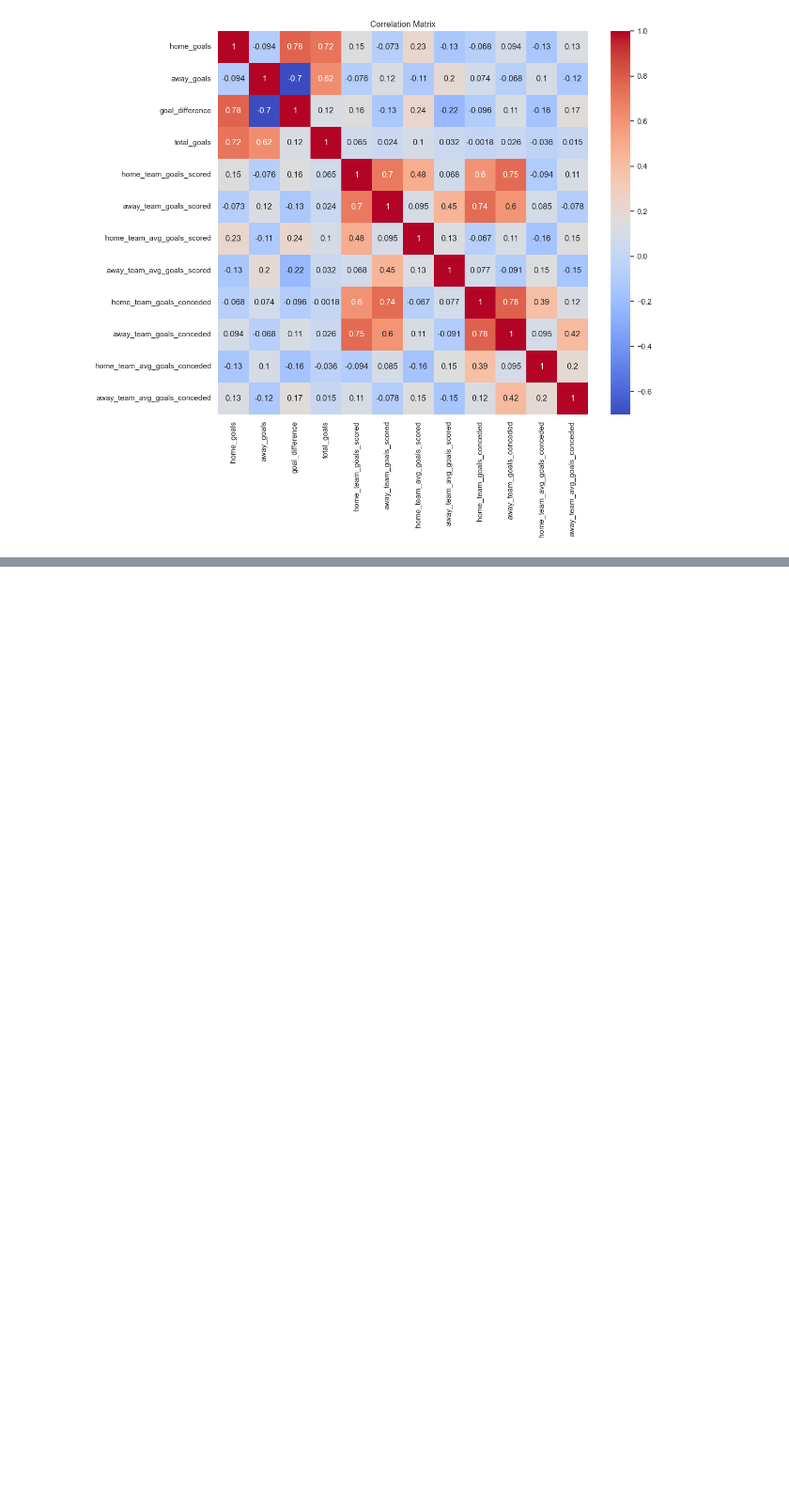
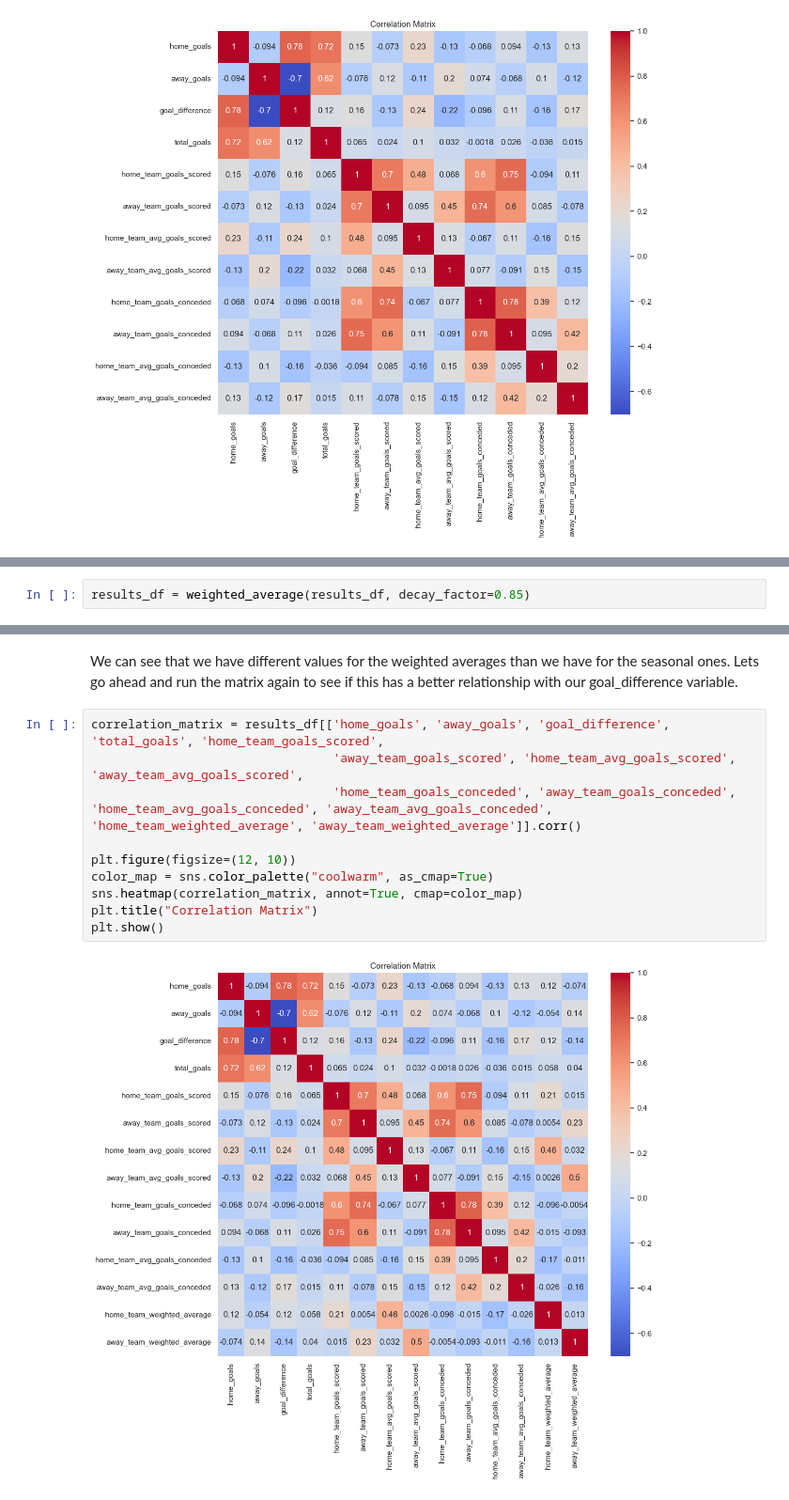
Before and after one commit to AlexHunter89/Premier-League-Data-Analysis, a Jupyter notebook: prem_league_analysis_notebook.ipynb, the cells around one changed output, grey strips where cells are left out. Shown at 94% size. Drawn from its saved outputs; the diff is of its cells as text; blank space fills up the shorter version.

```diff
--- a/prem_league_analysis_notebook.ipynb
+++ b/prem_league_analysis_notebook.ipynb
@@ -538,0 +621,2 @@ plt.show()
+# %%
+results_df = weighted_average(results_df, decay_factor=0.85)
@@ -538,0 +637,14 @@ plt.show()
+# %% [markdown]
+We can see that we have different values for the weighted averages than we have for the seasonal ones. Lets go ahead and run the matrix again to see if this has a better relationship with our goal_difference variable.
+# %%
+correlation_matrix = results_df[['home_goals', 'away_goals', 'goal_difference', 'total_goals', 'home_team_goals_scored',
+                                 'away_team_goals_scored', 'home_team_avg_goals_scored', 'away_team_avg_goals_scored',
+                                 'home_team_goals_conceded', 'away_team_goals_conceded', 'home_team_avg_goals_conceded', 'away_team_avg_goals_conceded', 'home_team_weighted_average', 'away_team_weighted_average']].corr()
+
+plt.figure(figsize=(12, 10))
+color_map = sns.color_palette("coolwarm", as_cmap=True)
+sns.heatmap(correlation_matrix, annot=True, cmap=color_map)
+plt.title("Correlation Matrix")
+plt.show()
+# %% [output]
+[figure, added]
```
Also changed, not shown: parts of 6 cells of this notebook.
